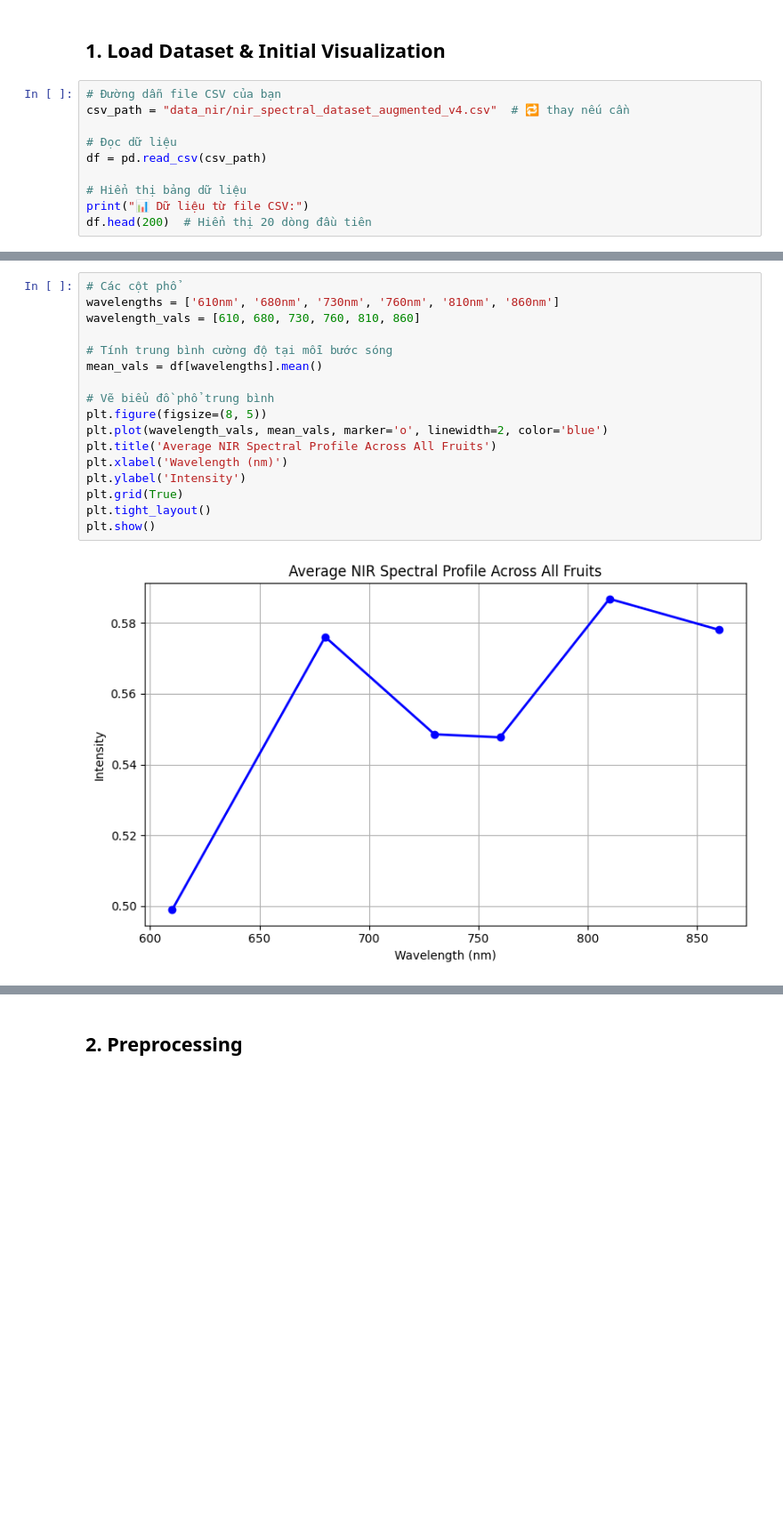
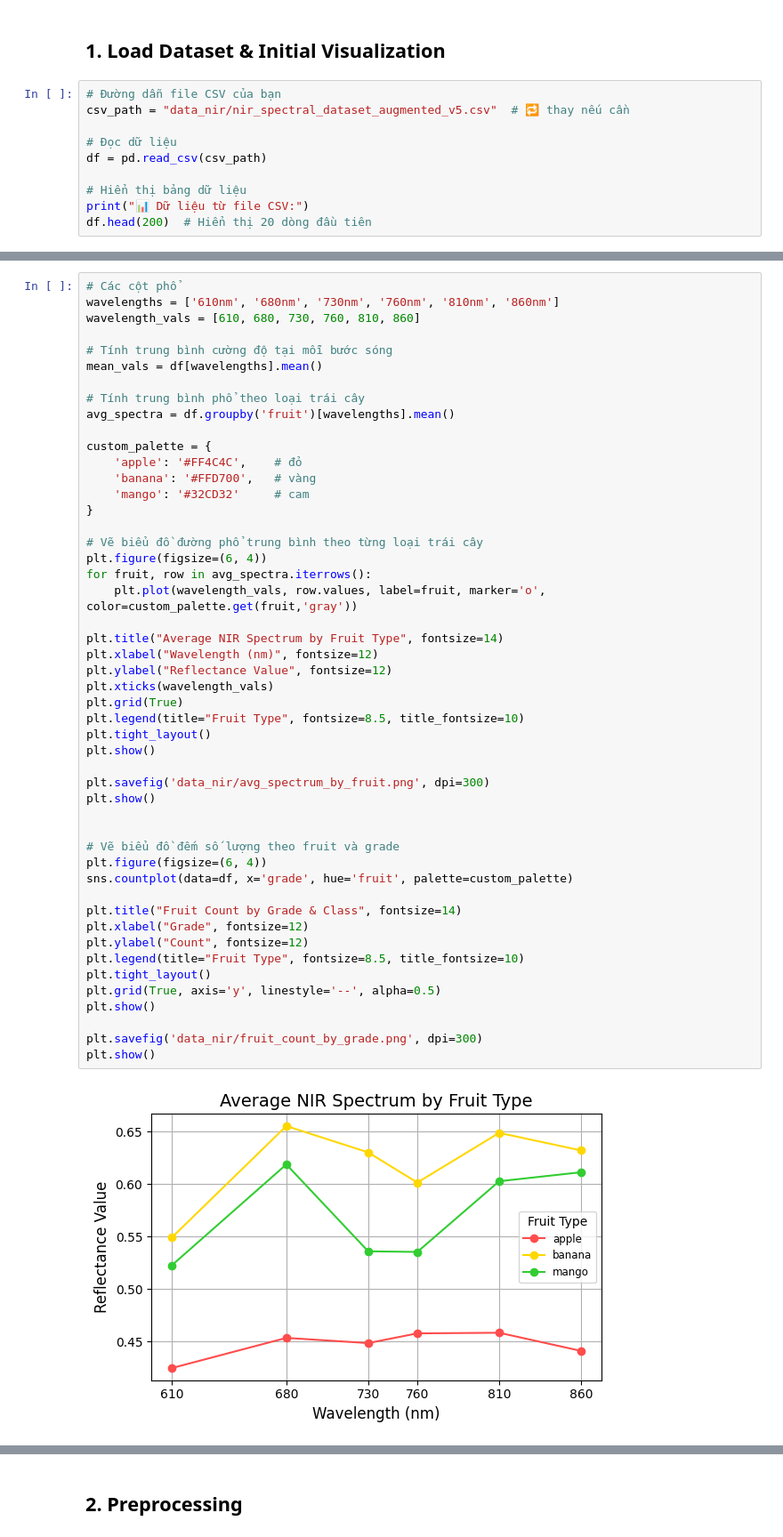
Before and after one commit to PhuocDang2104/Intel-2025-AI-, a Jupyter notebook: ai_models/AI Spectral MLP/AI_nir_cnn_mlp_multioutput.ipynb, the cells around one changed output, grey strips where cells are left out. Shown at 89% size. Cells and saved outputs as stored; diff of their text form; blank space fills up the shorter version.

```diff
--- a/ai_models/AI Spectral MLP/AI_nir_cnn_mlp_multioutput.ipynb
+++ b/ai_models/AI Spectral MLP/AI_nir_cnn_mlp_multioutput.ipynb
@@ -70,7 +70,7 @@ Requirement already satisfied: six>=1.5 in c:\users\admin\desktop\intel 2025 ai\
 ## 1. Load Dataset & Initial Visualization
 # %%
 # Đường dẫn file CSV của bạn
-csv_path = "data_nir/nir_spectral_dataset_augmented_v4.csv"  # 🔁 thay nếu cần
+csv_path = "data_nir/nir_spectral_dataset_augmented_v5.csv"  # 🔁 thay nếu cần
 
 # Đọc dữ liệu
 df = pd.read_csv(csv_path)
@@ -96,19 +96,51 @@ df.head(200)  # Hiển thị 20 dòng đầu tiên
 # %%
 # Các cột phổ
 wavelengths = ['610nm', '680nm', '730nm', '760nm', '810nm', '860nm']
 wavelength_vals = [610, 680, 730, 760, 810, 860]
 
 # Tính trung bình cường độ tại mỗi bước sóng
 mean_vals = df[wavelengths].mean()
 
-# Vẽ biểu đồ phổ trung bình
-plt.figure(figsize=(8, 5))
-plt.plot(wavelength_vals, mean_vals, marker='o', linewidth=2, color='blue')
-plt.title('Average NIR Spectral Profile Across All Fruits')
-plt.xlabel('Wavelength (nm)')
-plt.ylabel('Intensity')
+# Tính trung bình phổ theo loại trái cây
+avg_spectra = df.groupby('fruit')[wavelengths].mean()
+
+custom_palette = {
+    'apple': '#FF4C4C',    # đỏ
+    'banana': '#FFD700',   # vàng
+    'mango': '#32CD32'     # cam
+}
+
+# Vẽ biểu đồ đường phổ trung bình theo từng loại trái cây
+plt.figure(figsize=(6, 4))
+for fruit, row in avg_spectra.iterrows():
+    plt.plot(wavelength_vals, row.values, label=fruit, marker='o', color=custom_palette.get(fruit,'gray'))
+
+plt.title("Average NIR Spectrum by Fruit Type", fontsize=14)
+plt.xlabel("Wavelength (nm)", fontsize=12)
+plt.ylabel("Reflectance Value", fontsize=12)
+plt.xticks(wavelength_vals)
 plt.grid(True)
+plt.legend(title="Fruit Type", fontsize=8.5, title_fontsize=10)
 plt.tight_layout()
 plt.show()
+
+plt.savefig('data_nir/avg_spectrum_by_fruit.png', dpi=300)
+plt.show()
+
+
+# Vẽ biểu đồ đếm số lượng theo fruit và grade
+plt.figure(figsize=(6, 4))
+sns.countplot(data=df, x='grade', hue='fruit', palette=custom_palette)
+
+plt.title("Fruit Count by Grade & Class", fontsize=14)
+plt.xlabel("Grade", fontsize=12)
+plt.ylabel("Count", fontsize=12)
+plt.legend(title="Fruit Type", fontsize=8.5, title_fontsize=10)
+plt.tight_layout()
+plt.grid(True, axis='y', linestyle='--', alpha=0.5)
+plt.show()
+
+plt.savefig('data_nir/fruit_count_by_grade.png', dpi=300)
+plt.show()
 # %% [output]
-[figure, old version]
+[figure, new version]
```
Also changed, not shown: parts of 7 cells of this notebook, 47 other files.
